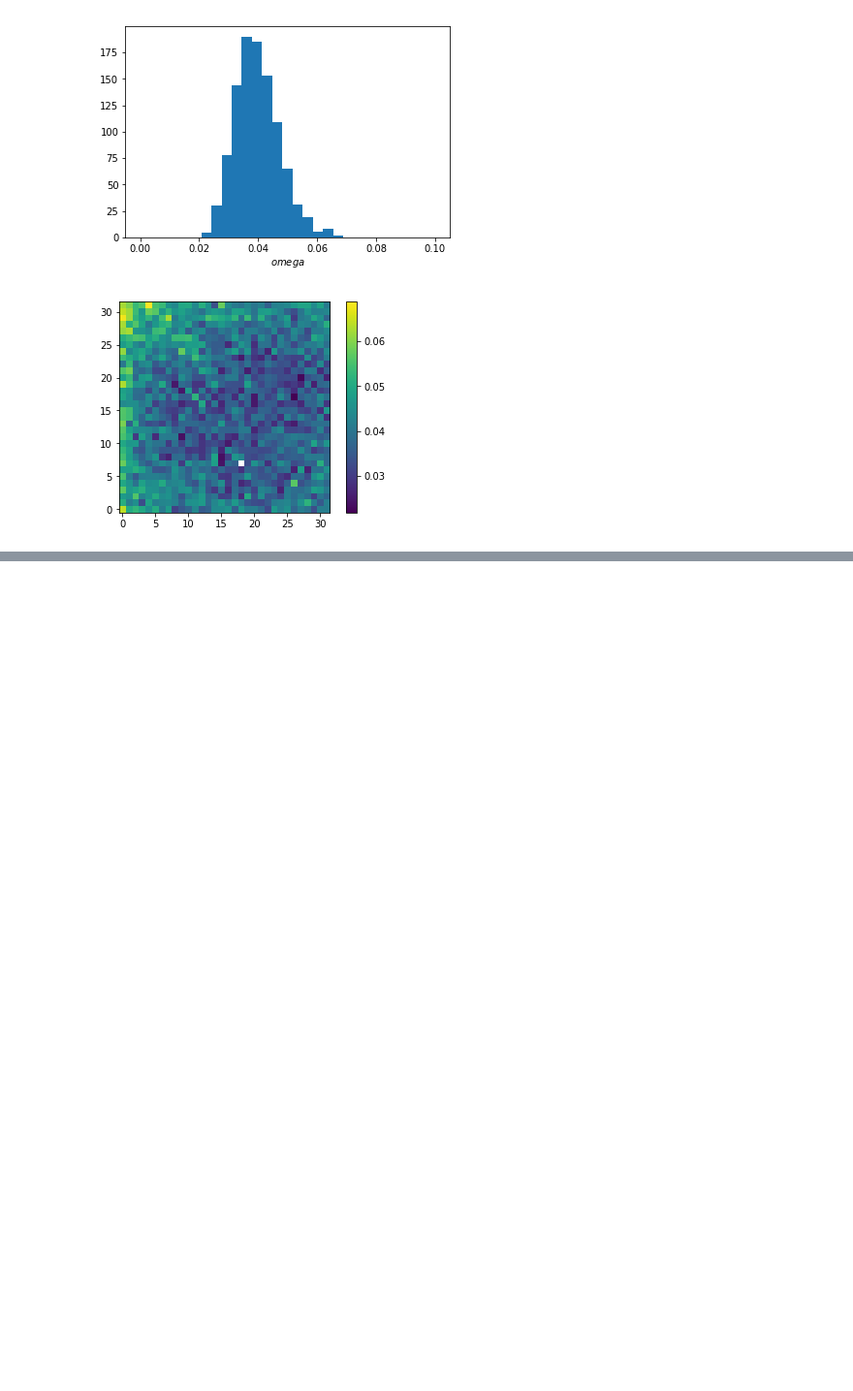
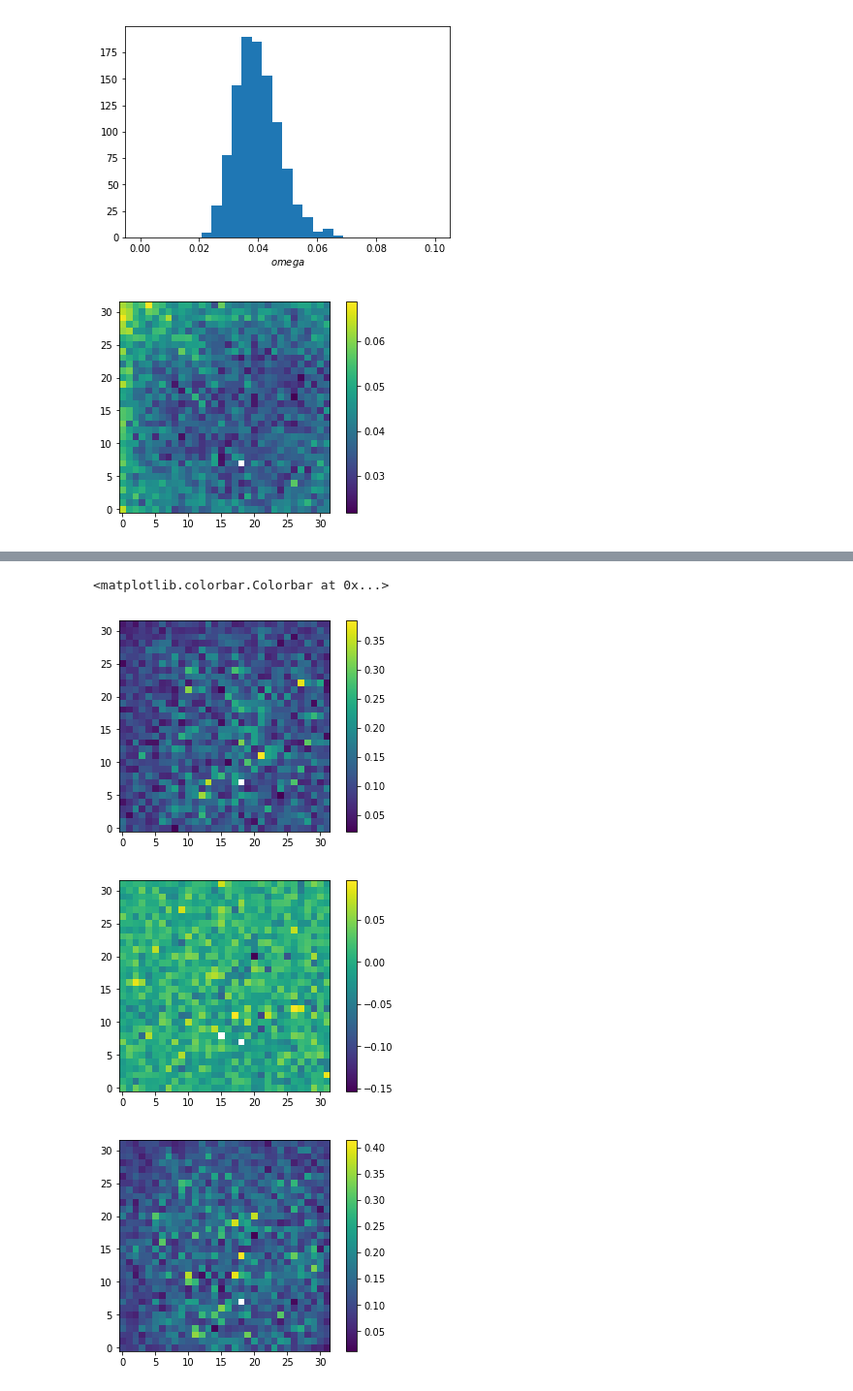
Before and after one commit to hirata10/solid-waffle, a Jupyter notebook: notebooks/plotting_tests.ipynb, the cells around one changed output, grey strips where cells are left out. Shown at 97% size. Saved outputs shown, nothing was run; the diff lists cells and outputs as text; code cells hidden in the pictures; blank space fills up the shorter version.

Commit message:
Testing some illustrations of the charge diffusion

```diff
--- a/notebooks/plotting_tests.ipynb
+++ b/notebooks/plotting_tests.ipynb
@@ -37,0 +54,27 @@ plt.colorbar()
+# %%
+# Charge diffusion parameters
+cxx=data[:,:,51]
+cxy=data[:,:,52]
+cyy=data[:,:,53]
+flatcxx=cxx.ravel()
+flatcxy=cxy.ravel()
+flatcyy=cyy.ravel()
+# There is/are 1 nan vals for cxx and cyy, and 2 for cxy
+flatcxx_nan=np.isnan(flatcxx)
+flatcxy_nan=np.isnan(flatcxy)
+flatcyy_nan=np.isnan(flatcyy)
+
+
+plt.imshow(cxx,origin='lower')
+plt.colorbar()
+plt.figure()
+plt.imshow(cxy,origin='lower')
+plt.colorbar()
+plt.figure()
+plt.imshow(cyy,origin='lower')
+plt.colorbar()
+# %% [output]
+<matplotlib.colorbar.Colorbar at 0x...>
+[figure, added]
+[figure, added]
+[figure, added]
```
Also changed, not shown: parts of 3 cells of this notebook.
